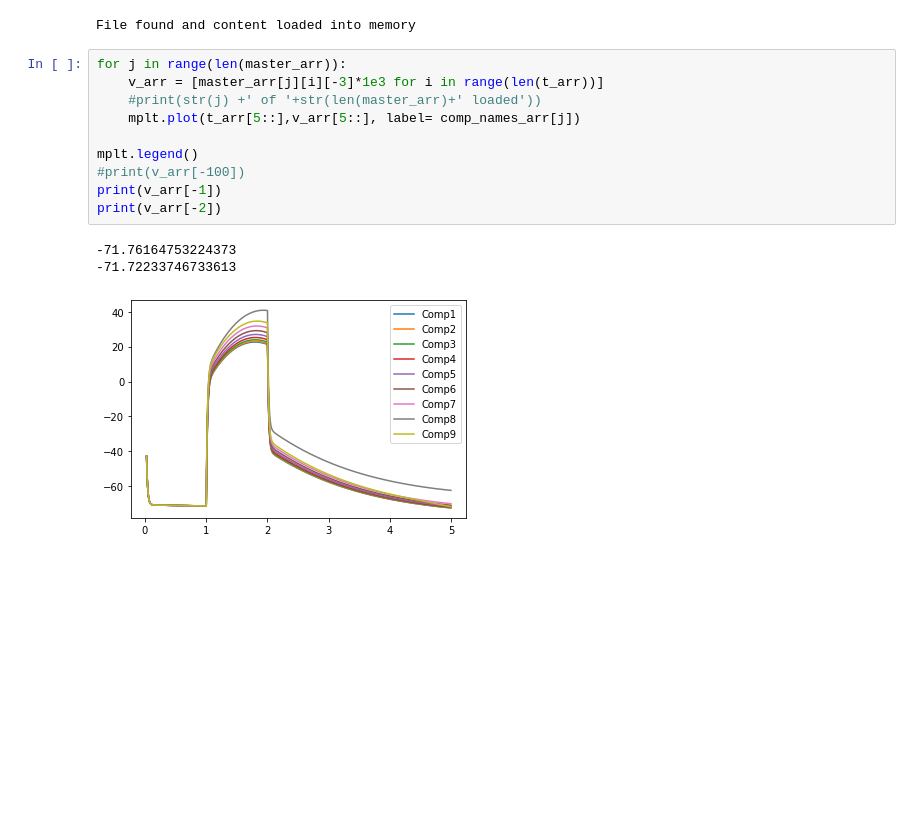
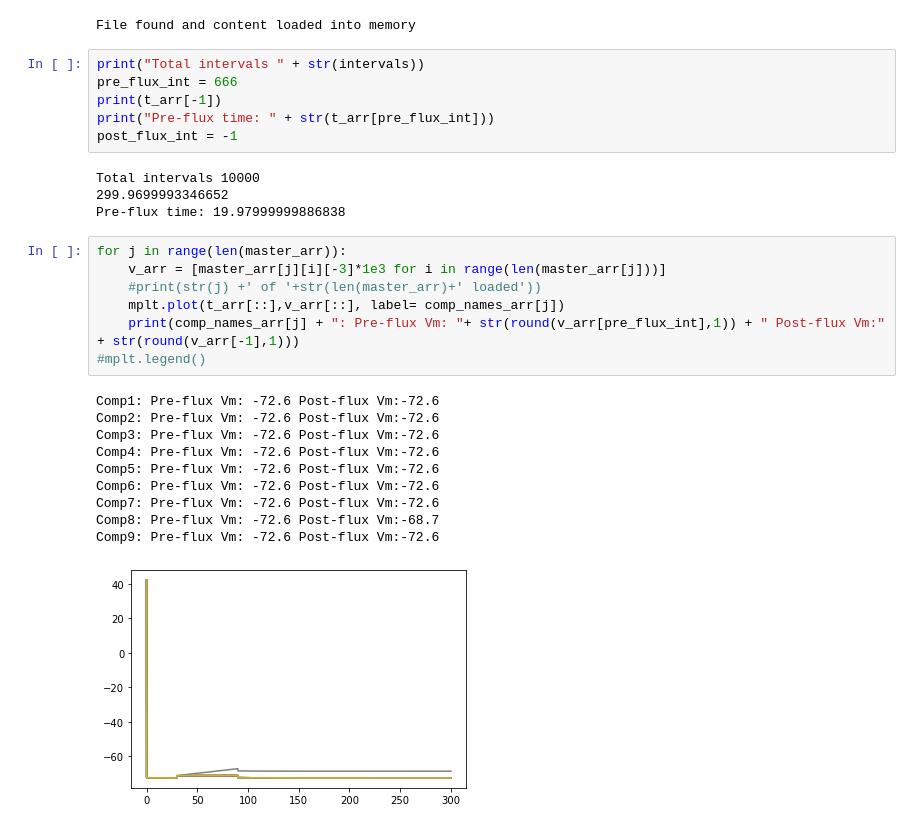
Before and after one commit to Eran707/msc_code_repo, a Jupyter notebook: Template view.ipynb, the cells around one changed output. Saved outputs shown, nothing was run; the diff lists cells and outputs as text; blank space fills up the shorter version.

```diff
--- a/Template view.ipynb
+++ b/Template view.ipynb
@@ -149,20 +149,34 @@ Text(value='T1', description='File name')
 [interactive output not drawn]
 [interactive output not drawn]
 File found and content loaded into memory
+# %%
+print("Total intervals " + str(intervals))
+pre_flux_int = 666
+print(t_arr[-1])
+print("Pre-flux time: " + str(t_arr[pre_flux_int]))
+post_flux_int = -1
+# %% [output]
+Total intervals 10000
+299.9699993346652
+Pre-flux time: 19.97999999886838
 # %%
 for j in range(len(master_arr)):
-    v_arr = [master_arr[j][i][-3]*1e3 for i in range(len(t_arr))]
+    v_arr = [master_arr[j][i][-3]*1e3 for i in range(len(master_arr[j]))]
     #print(str(j) +' of '+str(len(master_arr)+' loaded'))
-    mplt.plot(t_arr[5::],v_arr[5::], label= comp_names_arr[j])
-
-mplt.legend()
-#print(v_arr[-100])
-print(v_arr[-1])
-print(v_arr[-2])
+    mplt.plot(t_arr[::],v_arr[::], label= comp_names_arr[j])
+    print(comp_names_arr[j] + ": Pre-flux Vm: "+ str(round(v_arr[pre_flux_int],1)) + " Post-flux Vm:" + str(round(v_arr[-1],1)))
+#mplt.legend()
 # %% [output]
--71.76164753224373
--71.72233746733613
+Comp1: Pre-flux Vm: -72.6 Post-flux Vm:-72.6
+Comp2: Pre-flux Vm: -72.6 Post-flux Vm:-72.6
+Comp3: Pre-flux Vm: -72.6 Post-flux Vm:-72.6
+Comp4: Pre-flux Vm: -72.6 Post-flux Vm:-72.6
+Comp5: Pre-flux Vm: -72.6 Post-flux Vm:-72.6
+Comp6: Pre-flux Vm: -72.6 Post-flux Vm:-72.6
+Comp7: Pre-flux Vm: -72.6 Post-flux Vm:-72.6
+Comp8: Pre-flux Vm: -72.6 Post-flux Vm:-68.7
+Comp9: Pre-flux Vm: -72.6 Post-flux Vm:-72.6
-[figure, old version]
+[figure, new version]
 # %%
 v_arr = [master_arr[0][i][-3]*1e3 for i in range(len(t_arr))]
 mplt.plot(t_arr[20:],v_arr[20:],label='Comp1')
```
Also changed, not shown: parts of 7 cells of this notebook, 16 other files.
